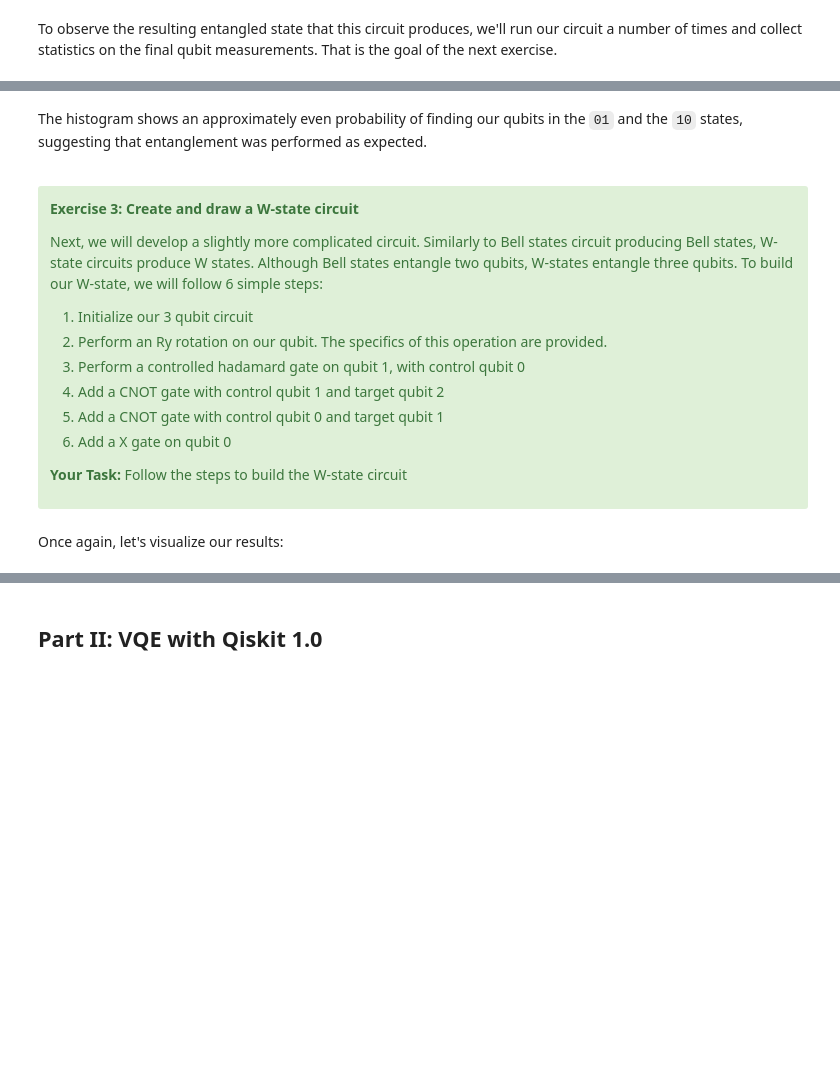
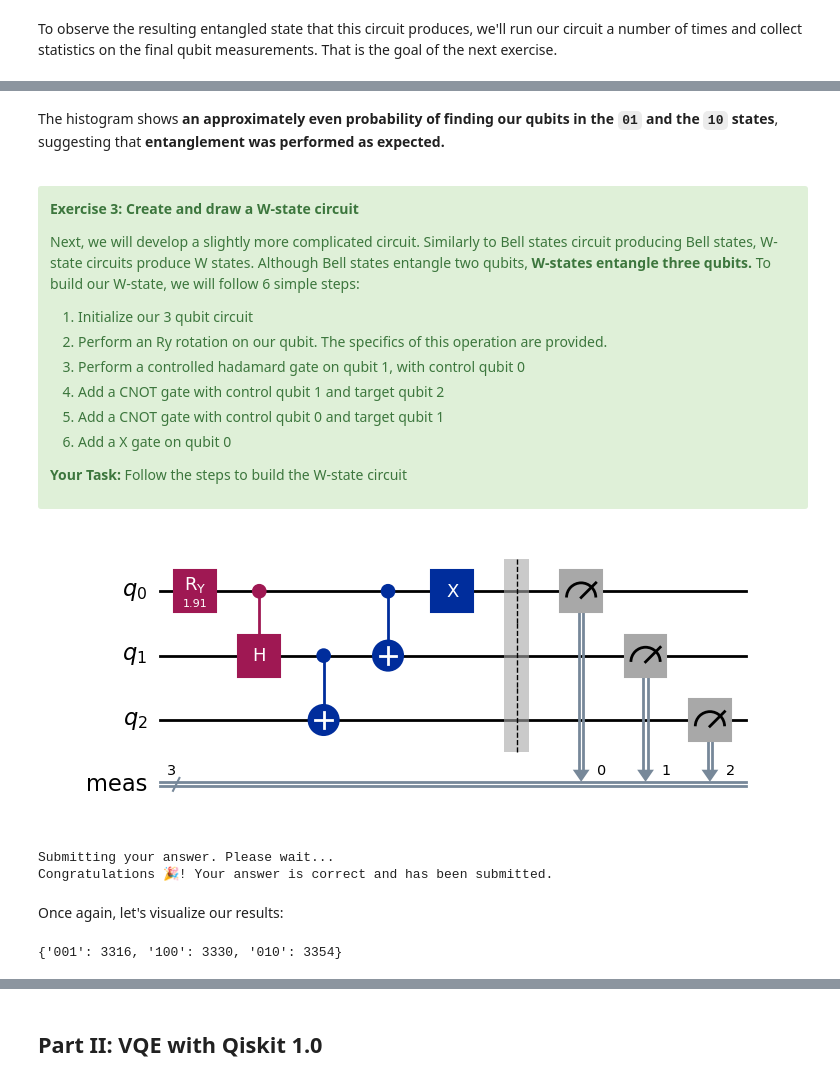
Before and after one commit to qiskit-community/ibm-quantum-challenge-2024, a Jupyter notebook: content/lab_1/lab-1.ipynb, the cells around one changed output, grey strips where cells are left out. Drawn from its saved outputs; the diff is of its cells as text; code cells hidden in the pictures; blank space fills up the shorter version.

```diff
--- a/content/lab_1/lab-1.ipynb
+++ b/content/lab_1/lab-1.ipynb
@@ -152,5 +188,5 @@ plot_histogram(counts_sampler)
 # %% [markdown]
-The histogram shows an approximately even probability of finding our qubits in the `01` and the `10` states, suggesting that entanglement was performed as expected.
+The histogram shows **an approximately even probability of finding our qubits in the `01` and the `10` states**, suggesting that **entanglement was performed as expected.**
 # %% [markdown]
 <a id="exercise3"></a>
 <a name="exercise3"></a>
@@ -158,7 +194,7 @@ The histogram shows an approximately even probability of finding our qubits in t
 
 <b> Exercise 3: Create and draw a W-state circuit</b>
 
-Next, we will develop a slightly more complicated circuit. Similarly to Bell states circuit producing Bell states, W-state circuits produce W states. Although Bell states entangle two qubits, W-states entangle three qubits.
+Next, we will develop a slightly more complicated circuit. Similarly to Bell states circuit producing Bell states, W-state circuits produce W states. Although Bell states entangle two qubits, **W-states entangle three qubits.**
 To build our W-state, we will follow 6 simple steps:
 
 1.  Initialize our 3 qubit circuit
@@ -173,23 +209,29 @@ To build our W-state, we will follow 6 simple steps:
 </div>
 # %%
 # Step 1
-qc = #your_code_here
+qc = QuantumCircuit(3)
 
 # Step 2 (provided)
 qc.ry(1.91063324, 0)
 
 # Add steps 3-6 below
-
-
-
+qc.ch(0, 1)
+qc.cx(1, 2)
+qc.cx(0, 1)
+qc.x(0)
 
 ### Don't change any code past this line ###
 qc.measure_all()
 qc.draw('mpl')
+# %% [output]
+[figure, added]
 # %%
 # Submit your answer using following code
 
 grade_lab1_ex3(qc) # Expected result type: # Expected result type: QuantumCircuit
+# %% [output]
+Submitting your answer. Please wait...
+Congratulations 🎉! Your answer is correct and has been submitted.
 # %% [markdown]
 Once again, let's visualize our results:
 # %%
@@ -201,5 +243,7 @@ result_sampler = job_sampler.result()
 counts_sampler = result_sampler[0].data.meas.get_counts()
 
 print(counts_sampler)
+# %% [output]
+{'001': 3316, '100': 3330, '010': 3354}
 # %%
 plot_histogram(counts_sampler)
```
Also changed, not shown: parts of 36 cells of this notebook, 2 other files.
